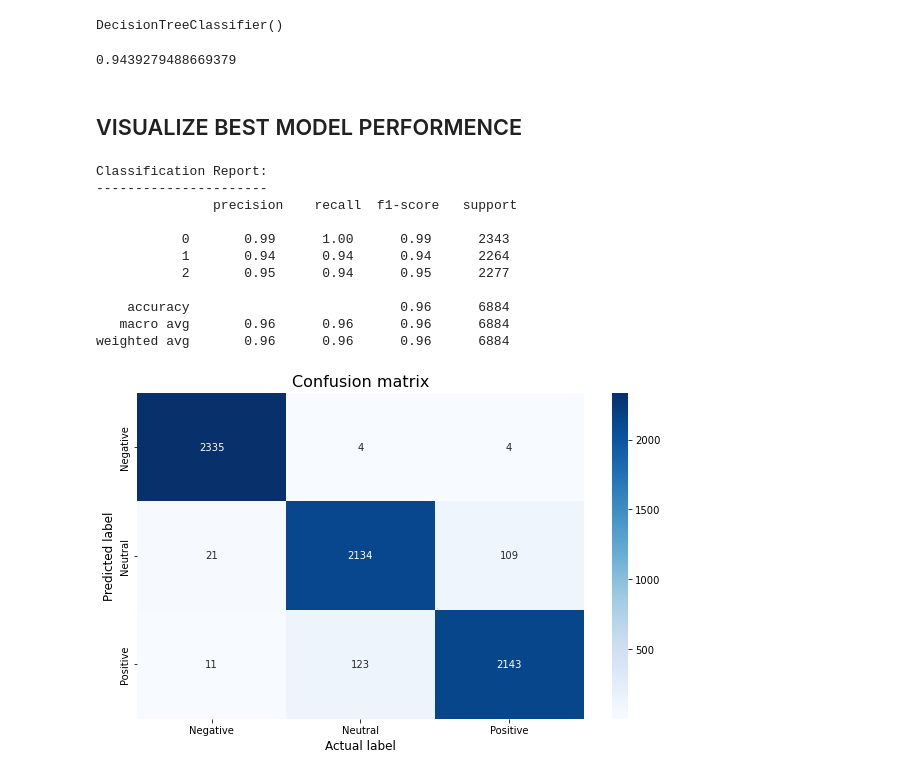
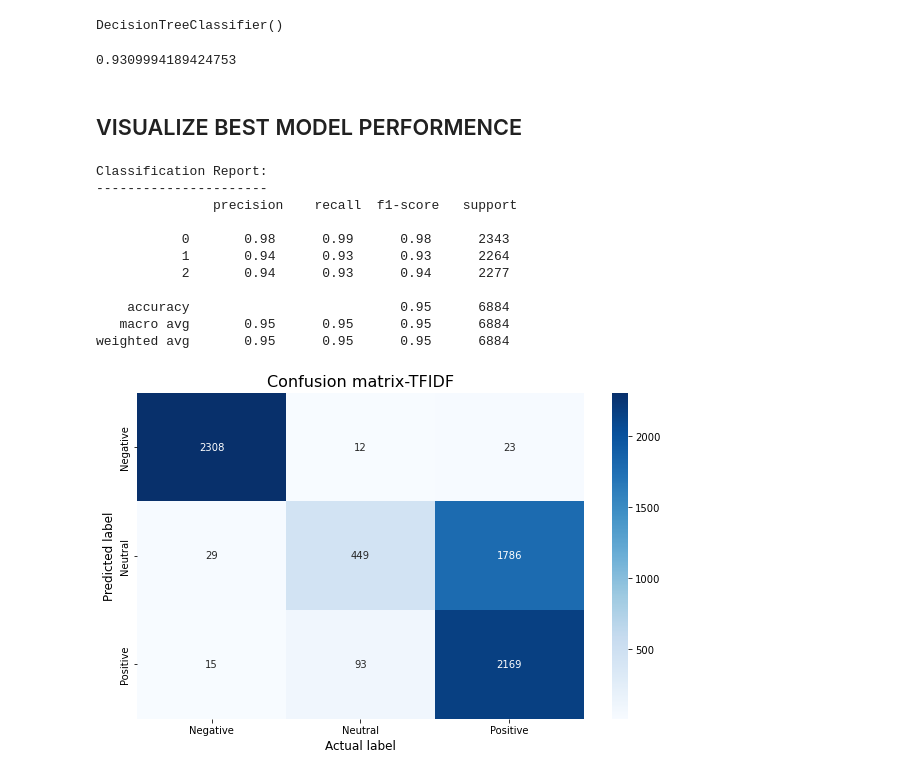
Before and after one commit to hummetbelli/Twitter_US_Airline_Sentiment, a Jupyter notebook: Twitter_US_Airline_Sentiment.ipynb, the cells around one changed output. Saved outputs shown, nothing was run; the diff lists cells and outputs as text; code cells hidden in the pictures.

```diff
--- a/Twitter_US_Airline_Sentiment.ipynb
+++ b/Twitter_US_Airline_Sentiment.ipynb
@@ -458,6 +460,15 @@ df['final_text'] = df['final_text'].apply(lambda x : unique_char(cont_rep_char,x
 df['final_text'] = df['final_text'].apply(lambda x : char(x))
 df['final_text'] = df['final_text'].apply(lambda x : x.lower())
 df['final_text'] = df['final_text'].apply(lambda x : remove_stopwords(x))
+# %%
+sbs = SnowballStemmer(language='english')
+# %%
+def stemmer(text):
+    text = [sbs.stem(word) for word in text.split(' ')]
+    text = " ".join(text)
+    return text
+
+df.final_text = df.final_text.apply(stemmer)
 # %%
 # result
 df['final_text']
@@ -580,7 +591,7 @@ des_tree_classifier_prediction=des_tree_classifier.predict(X_test)
 # %%
 accuracy_score(des_tree_classifier_prediction,y_test)
 # %% [output]
-0.9439279488669379
+0.9309994189424753
 # %% [markdown]
 ## VISUALIZE BEST MODEL PERFORMENCE
 # %%
@@ -588,29 +599,29 @@ cr = classification_report(y_test, random_forest_classifier_prediction)
 # %%
 print("Classification Report:\n----------------------\n", cr)
 
 cm = confusion_matrix(y_test,random_forest_classifier_prediction)
 
 
 # plot confusion matrix
 plt.figure(figsize=(10,6))
 sentiment_classes = ['Negative', 'Neutral', 'Positive']
 sns.heatmap(cm, cmap=plt.cm.Blues, annot=True, fmt='d',
             xticklabels=sentiment_classes,
             yticklabels=sentiment_classes)
-plt.title('Confusion matrix', fontsize=16)
+plt.title('Confusion matrix-TFIDF', fontsize=16)
 plt.xlabel('Actual label', fontsize=12)
 plt.ylabel('Predicted label', fontsize=12)
 plt.show()
 # %% [output]
 Classification Report:
 ----------------------
                precision    recall  f1-score   support
 
-           0       0.99      1.00      0.99      2343
-           1       0.94      0.94      0.94      2264
-           2       0.95      0.94      0.95      2277
+           0       0.98      0.99      0.98      2343
+           1       0.94      0.93      0.93      2264
+           2       0.94      0.93      0.94      2277
 
-    accuracy                           0.96      6884
-   macro avg       0.96      0.96      0.96      6884
-weighted avg       0.96      0.96      0.96      6884
+    accuracy                           0.95      6884
+   macro avg       0.95      0.95      0.95      6884
+weighted avg       0.95      0.95      0.95      6884
-[figure, old version]
+[figure, new version]
```
Also changed, not shown: parts of 29 cells of this notebook.
